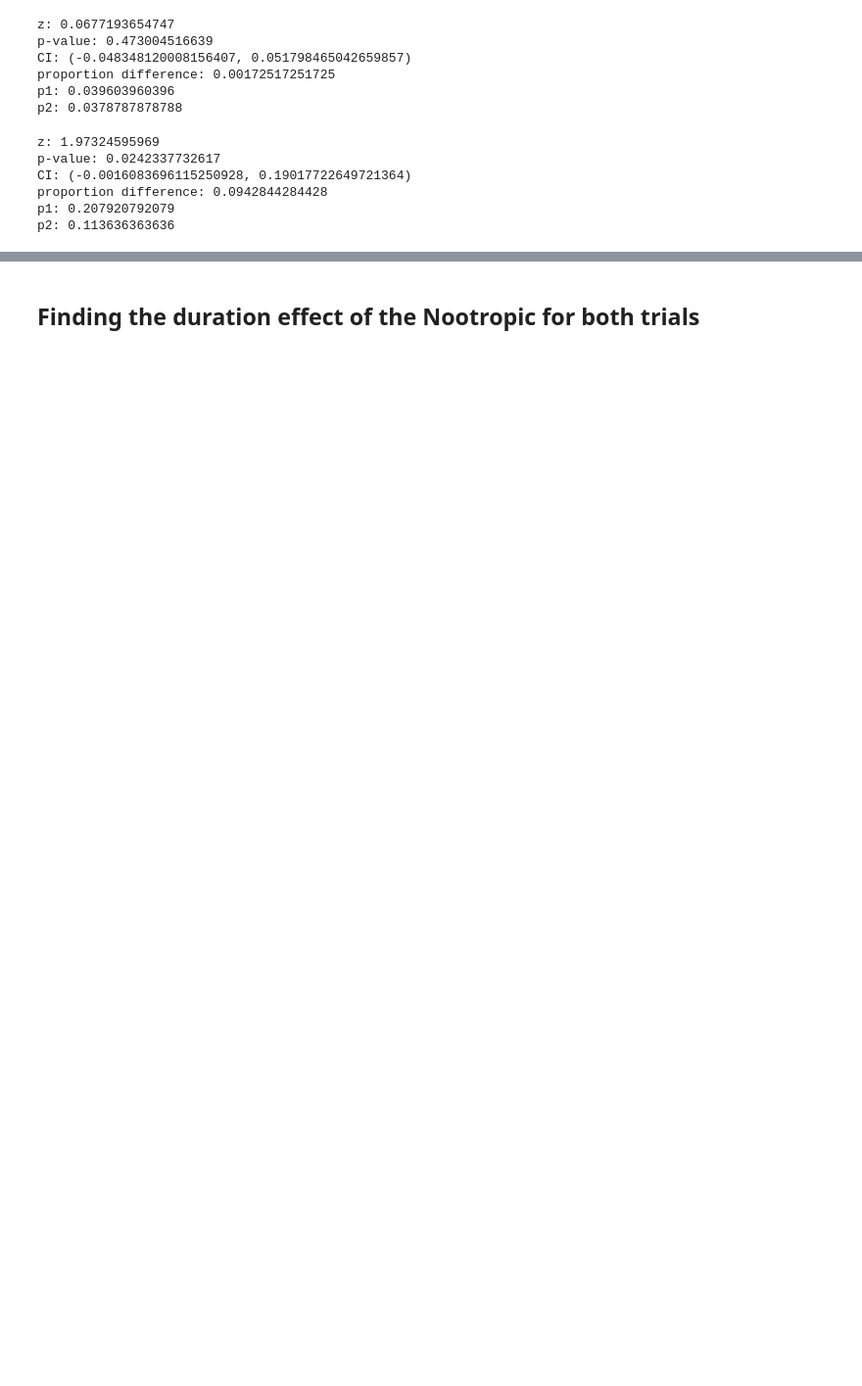
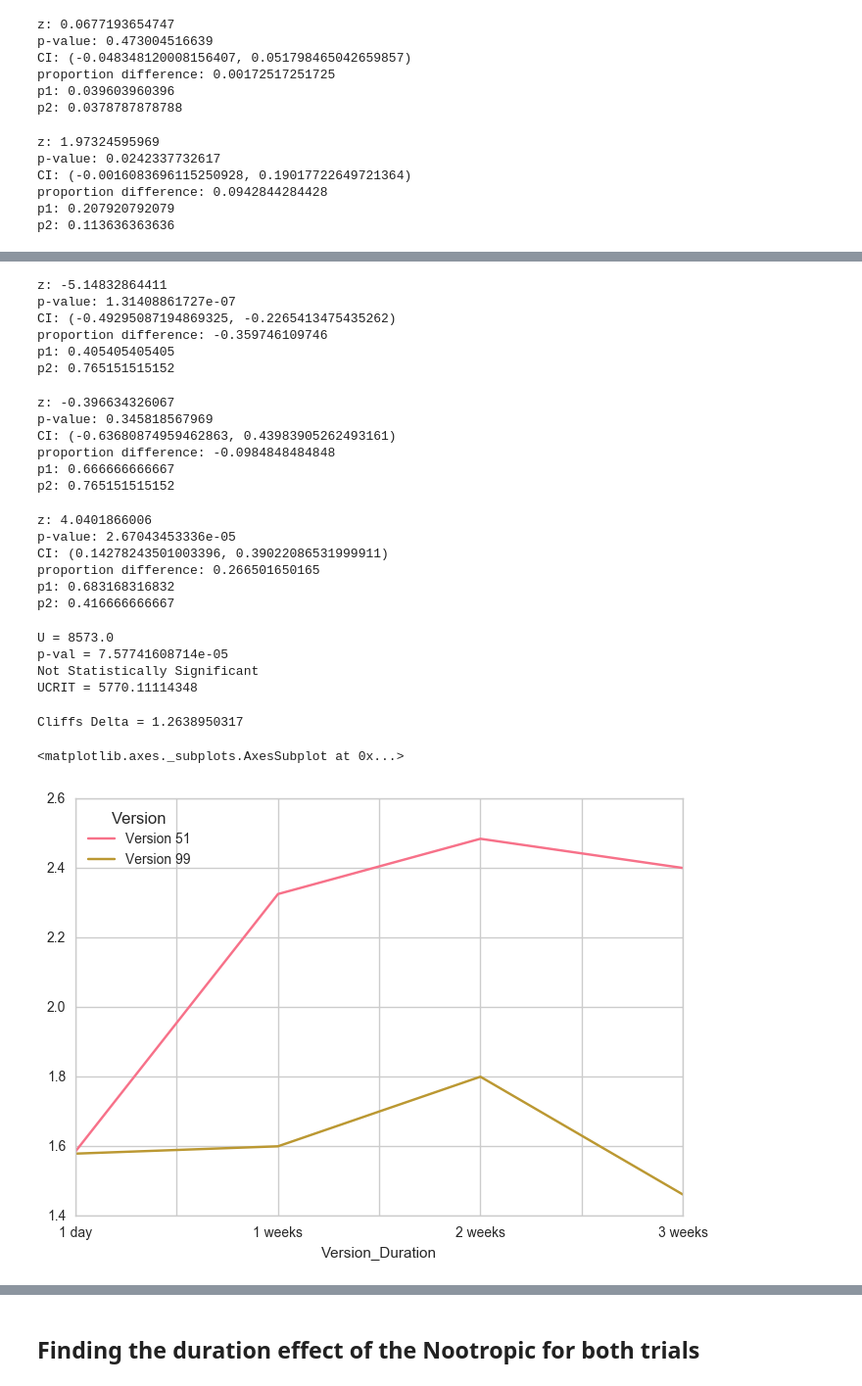
Before and after one commit to s-leung/NootropicProject, a Jupyter notebook: Comparing between Trials .ipynb, the cells around one changed output, grey strips where cells are left out. Shown: that part at 98% size. Drawn from its saved outputs; the diff is of its cells as text; code cells hidden in the pictures; blank space fills up the shorter version.

```diff
--- a/Comparing between Trials .ipynb
+++ b/Comparing between Trials .ipynb
@@ -802,0 +1090,4 @@ f_df['FAC_Rating'] = f_df['Focus_Atten_Concen'].map(rating_3)
+# %%
+m99 = df_99[['Memory','Overall_Exp_Rating', 'Version', 'Version_Duration']]
+m51 = df_51[['Memory','Overall_Exp_Rating', 'Version', 'Version_Duration']]
+m_df = pd.concat([m99, m51])
@@ -802,0 +1103,48 @@ f_df['FAC_Rating'] = f_df['Focus_Atten_Concen'].map(rating_3)
+# %%
+#improved
+twoporZtest(30, 101, 74, 132)
+# %% [output]
+z: -5.14832864411
+p-value: 1.31408861727e-07
+CI: (-0.49295087194869325, -0.2265413475435262)
+proportion difference: -0.359746109746
+p1: 0.405405405405
+p2: 0.765151515152
+# %%
+#less good
+twoporZtest(2, 101, 3, 132)
+# %% [output]
+z: -0.396634326067
+p-value: 0.345818567969
+CI: (-0.63680874959462863, 0.43983905262493161)
+proportion difference: -0.0984848484848
+p1: 0.666666666667
+p2: 0.765151515152
+# %%
+#no effect
+twoporZtest(69, 55, 101, 132) # significant
+# %% [output]
+z: 4.0401866006
+p-value: 2.67043453336e-05
+CI: (0.14278243501003396, 0.39022086531999911)
+proportion difference: 0.266501650165
+p1: 0.683168316832
+p2: 0.416666666667
+# %%
+manntest(df_99['Memory'], df_51['Memory'])
+# %% [output]
+U = 8573.0
+p-val = 7.57741608714e-05
+Not Statistically Significant
+UCRIT = 5770.11114348
+# %%
+cliffsdelta(8573,df_99['Memory'], df_51['Memory'])
+# %% [output]
+Cliffs Delta = 1.2638950317
+# %%
+m_df['Memory_Rating'] = m_df['Memory'].map(rating_3)
+# %%
+pd.crosstab(index=m_df.Version_Duration, columns=m_df.Version, values=m_df.Memory_Rating, aggfunc=np.mean).plot()
+# %% [output]
+<matplotlib.axes._subplots.AxesSubplot at 0x...>
+[figure, added]
```
Also changed, not shown: parts of 72 cells of this notebook.
